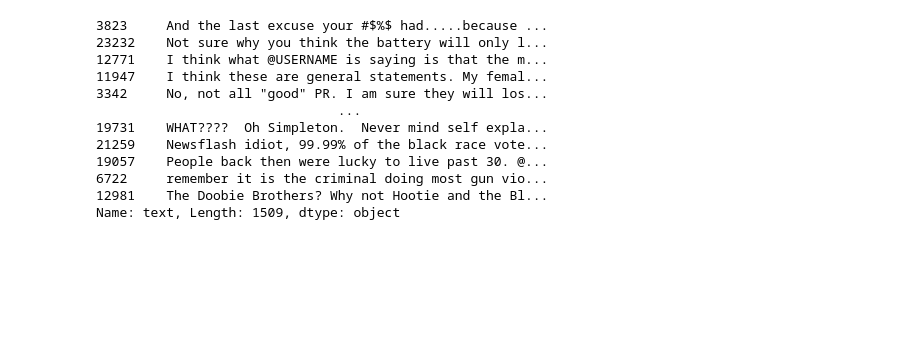
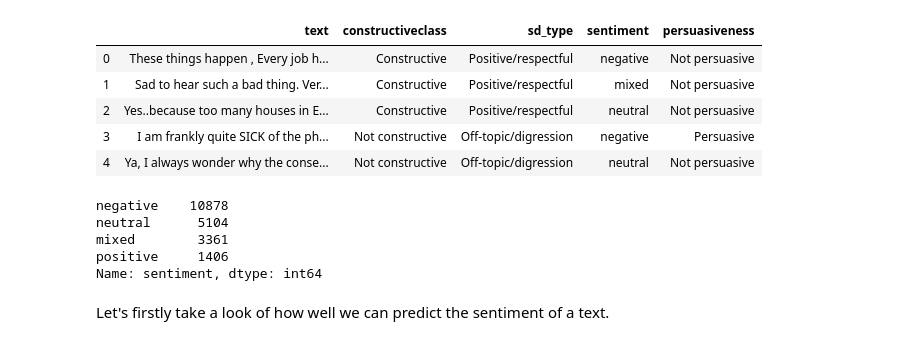
Before and after one commit to MagicShow1999/NLP-final-project, a Jupyter notebook: baseline-system.ipynb, the cells around one changed output. Drawn from its saved outputs; the diff is of its cells as text; code cells hidden in the pictures; blank space fills up the shorter version.

```diff
--- a/baseline-system.ipynb
+++ b/baseline-system.ipynb
@@ -28,3 +54,0 @@ ERICs are characterized by argumentative, respectful exchanges containing persua
-# %%
-df = pd.read_csv('./data/yahoodata/ydata-ynacc-v1_0_IAC_annotations.tsv',sep='\t')
-df.head()
@@ -47,17 +55,23 @@ df.head()
-# %%
-X = df.text
-y = df.sentiment
-X_train, X_test, y_train, y_test = train_test_split(X, y, test_size=0.3, random_state = 42)
-# %% [output]
-3823     And the last excuse your #$%$ had.....because ...
-23232    Not sure why you think the battery will only l...
-12771    I think what @USERNAME is saying is that the m...
-11947    I think these are general statements. My femal...
-3342     No, not all "good" PR. I am sure they will los...
-                               ...
-19731    WHAT????  Oh Simpleton.  Never mind self expla...
-21259    Newsflash idiot, 99.99% of the black race vote...
-19057    People back then were lucky to live past 30. @...
-6722     remember it is the criminal doing most gun vio...
-12981    The Doobie Brothers? Why not Hootie and the Bl...
-Name: text, Length: 1509, dtype: object
+# %%
+df = df[['text','constructiveclass','sd_type','sentiment','persuasiveness']]
+df.dropna(inplace=True)
+df.reset_index(drop=True, inplace=True)
+
+df.head()
+# %% [output]
+|  | text | constructiveclass | sd_type | sentiment | persuasiveness |
+| 0 | These things happen , Every job h... | Constructive | Positive/respectful | negative | Not persuasive |
+| 1 | Sad to hear such a bad thing. Ver... | Constructive | Positive/respectful | mixed | Not persuasive |
+| 2 | Yes..because too many houses in E... | Constructive | Positive/respectful | neutral | Not persuasive |
+| 3 | I am frankly quite SICK of the ph... | Not constructive | Off-topic/digression | negative | Persuasive |
+| 4 | Ya, I always wonder why the conse... | Not constructive | Off-topic/digression | neutral | Not persuasive |
+# %%
+df['sentiment'].value_counts()
+# %% [output]
+negative    10878
+neutral      5104
+mixed        3361
+positive     1406
+Name: sentiment, dtype: int64
+# %% [markdown]
+Let's firstly take a look of how well we can predict the sentiment of a text.
```
Also changed, not shown: parts of 15 cells of this notebook, 1 other file.
